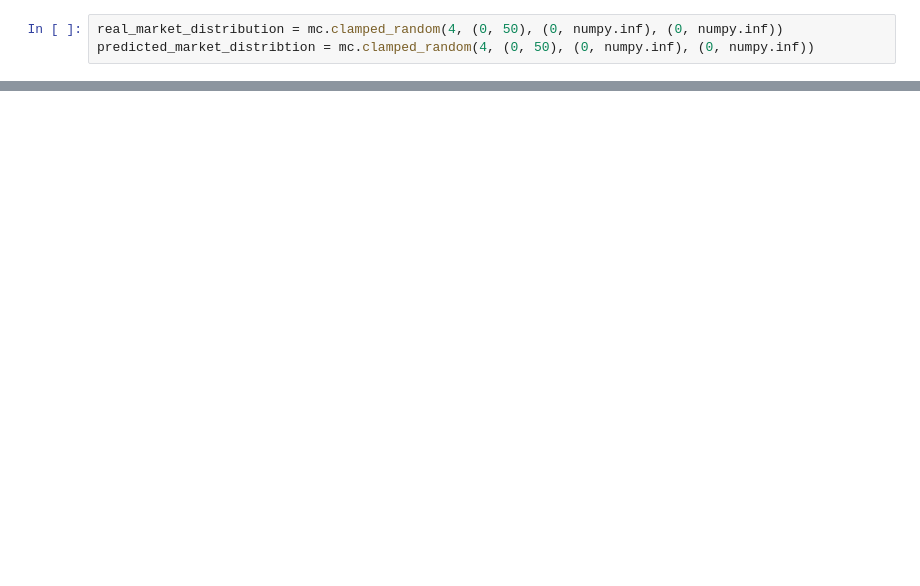
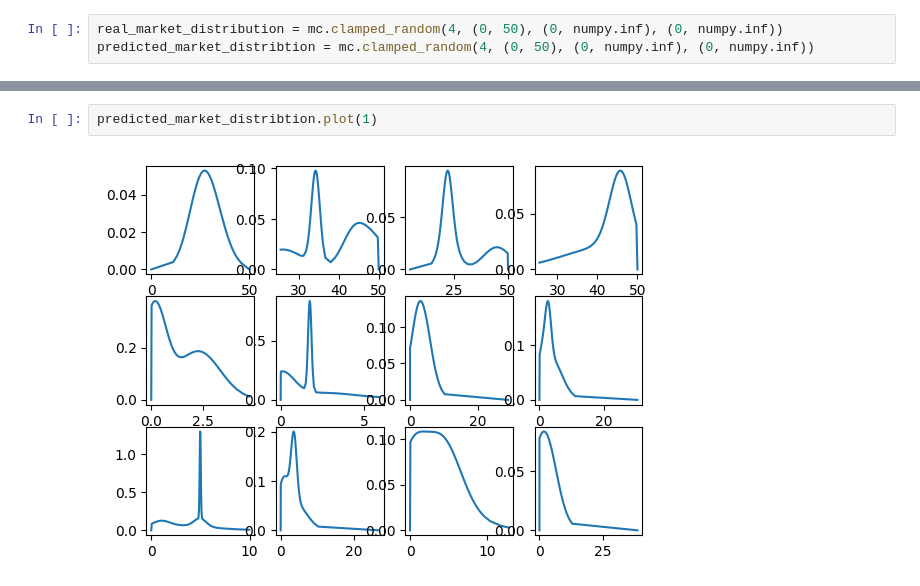
Before and after one commit to Sy-Sang/etrade, a Jupyter notebook: etrade/spot/nb/nb4.ipynb, the cells around one changed output, grey strips where cells are left out. Saved outputs shown, nothing was run; the diff lists cells and outputs as text; blank space fills up the shorter version.

```diff
--- a/etrade/spot/nb/nb4.ipynb
+++ b/etrade/spot/nb/nb4.ipynb
@@ -50,0 +46,4 @@ array([50.00007204, 41.44999459, 48.22069536, 28.82387541])
+# %%
+predicted_market_distribtion.plot(1)
+# %% [output]
+[figure, added]
```
Also changed, not shown: parts of 13 cells of this notebook, 3 other files.
